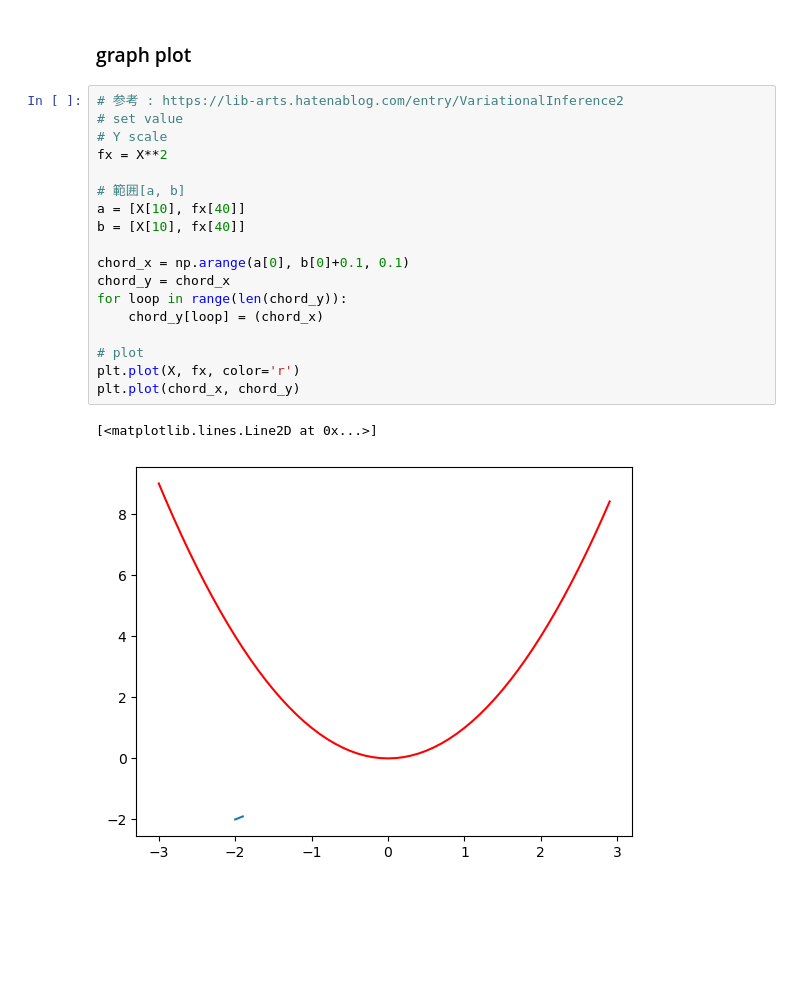
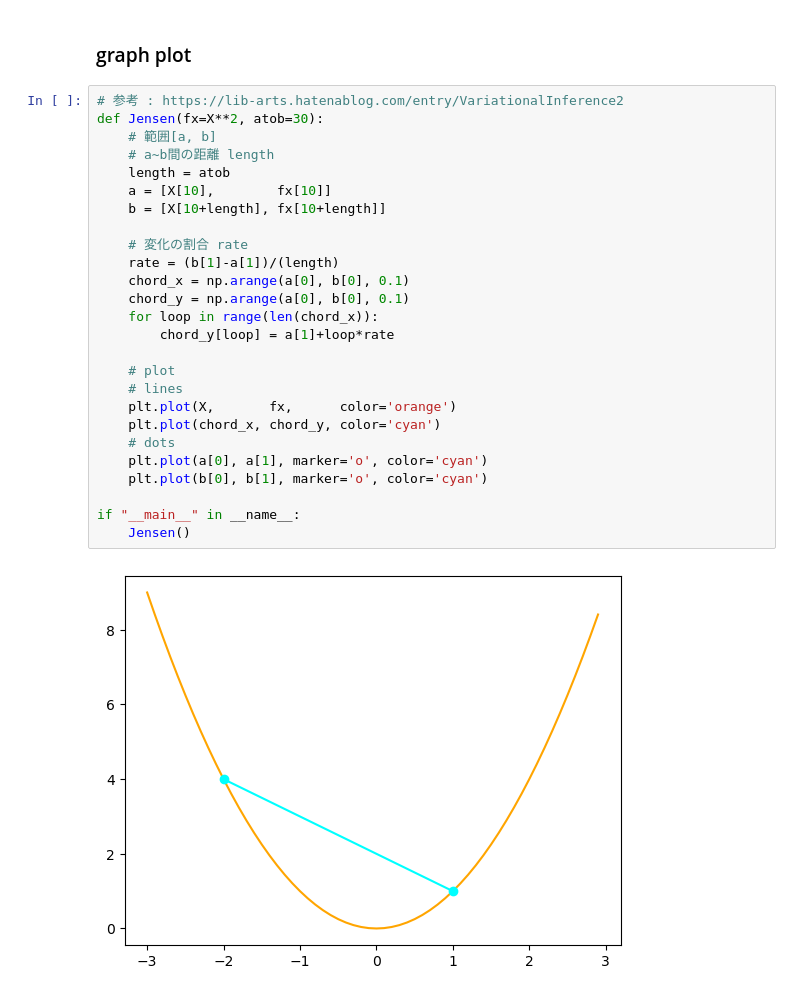
Before and after one commit to camellian0120/MLP-8_probabilityInequality, a Jupyter notebook: Jensen.ipynb, the cells around one changed output. Cells and saved outputs as stored; diff of their text form; blank space fills up the shorter version.

```diff
--- a/Jensen.ipynb
+++ b/Jensen.ipynb
@@ -13,22 +13,29 @@ X = np.arange(-3, 3, 0.1)
 ### graph plot
 # %%
 # 参考 : https://lib-arts.hatenablog.com/entry/VariationalInference2
-# set value
-# Y scale
-fx = X**2
+def Jensen(fx=X**2, atob=30):
+    # 範囲[a, b]
+    # a~b間の距離 length
+    length = atob
+    a = [X[10],        fx[10]]
+    b = [X[10+length], fx[10+length]]
 
-# 範囲[a, b]
-a = [X[10], fx[40]]
-b = [X[10], fx[40]]
+    # 変化の割合 rate
+    rate = (b[1]-a[1])/(length)
+    chord_x = np.arange(a[0], b[0], 0.1)
+    chord_y = np.arange(a[0], b[0], 0.1)
+    for loop in range(len(chord_x)):
+        chord_y[loop] = a[1]+loop*rate
 
-chord_x = np.arange(a[0], b[0]+0.1, 0.1)
-chord_y = chord_x
-for loop in range(len(chord_y)):
-    chord_y[loop] = (chord_x)
+    # plot
+    # lines
+    plt.plot(X,       fx,      color='orange')
+    plt.plot(chord_x, chord_y, color='cyan')
+    # dots
+    plt.plot(a[0], a[1], marker='o', color='cyan')
+    plt.plot(b[0], b[1], marker='o', color='cyan')
 
-# plot
-plt.plot(X, fx, color='r')
-plt.plot(chord_x, chord_y)
+if "__main__" in __name__:
+    Jensen()
 # %% [output]
-[<matplotlib.lines.Line2D at 0x...>]
-[figure, old version]
+[figure, new version]
```
Also changed, not shown: parts of 2 cells of this notebook.
